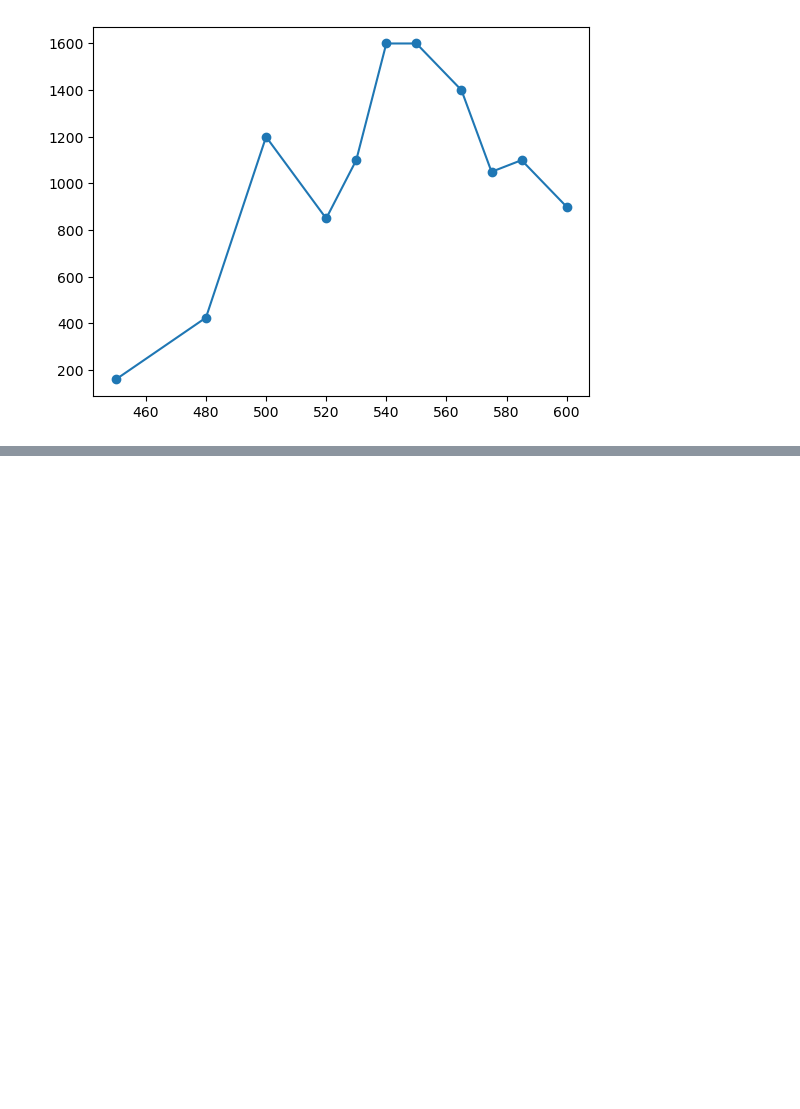
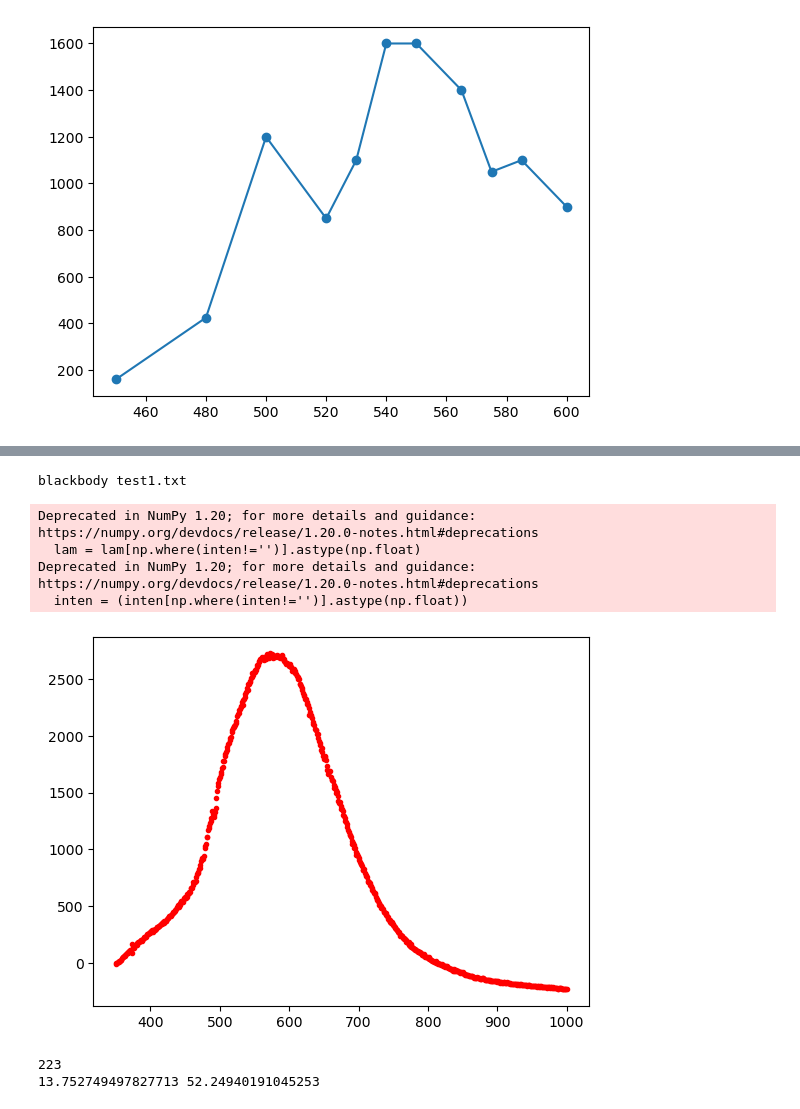
Before and after one commit to AyushmaanAggarwal/Physics-5CL-Capstone-Project, a Jupyter notebook: Data/oceanview/rough_planck.ipynb, the cells around one changed output, grey strips where cells are left out. Saved outputs shown, nothing was run; the diff lists cells and outputs as text; code cells hidden in the pictures; blank space fills up the shorter version.

Commit message:
blackbody code

```diff
--- a/Data/oceanview/rough_planck.ipynb
+++ b/Data/oceanview/rough_planck.ipynb
@@ -227,0 +230,32 @@ np.sum((func(x, *popt) - y)**2/y)
+# %%
+# Load Full Blackbody Data
+def get_inten(fn):
+    print(fn)
+    with open(fn) as f:
+        lines = f.readlines()
+    start = lines.index('>>>>>Begin Spectral Data<<<<<\n')+1
+    data = lines[start:]
+    lam = np.array([float(data[i][:data[i].index("\t")]) for i in range(len(data))])
+    inten = np.array([(data[i][data[i].index("\t")+1:data[i].index("\n")]) for i in range(len(data))])
+    lam = lam[np.where(inten!='')].astype(np.float)
+    inten = (inten[np.where(inten!='')].astype(np.float))
+    plt.plot(lam, inten, 'r.')
+    plt.show()
+
+    index = np.where(inten == max(inten))[0][0]
+    print(index)
+    erri = np.std(inten[index-2:index+2])
+    errl = np.std(lam[np.where(abs(inten)>0.5*max(inten))])
+    print(erri, errl)
+    return lam, inten, errl, erri
+# %%
+lam, inten, errl, erri = get_inten("blackbody test1.txt")
+# %% [output]
+blackbody test1.txt
+Deprecated in NumPy 1.20; for more details and guidance: https://numpy.org/devdocs/release/1.20.0-notes.html#deprecations
+  lam = lam[np.where(inten!='')].astype(np.float)
+Deprecated in NumPy 1.20; for more details and guidance: https://numpy.org/devdocs/release/1.20.0-notes.html#deprecations
+  inten = (inten[np.where(inten!='')].astype(np.float))
+[figure, added]
+223
+13.752749497827713 52.24940191045253
```
Also changed, not shown: parts of 5 cells of this notebook.
